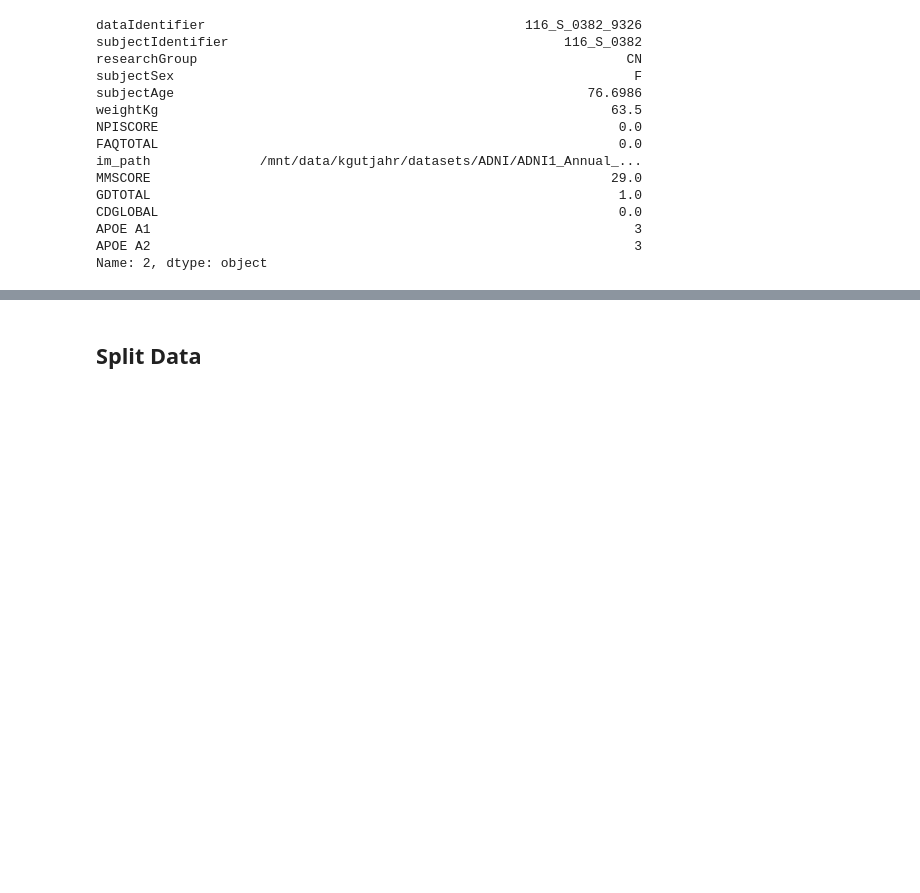
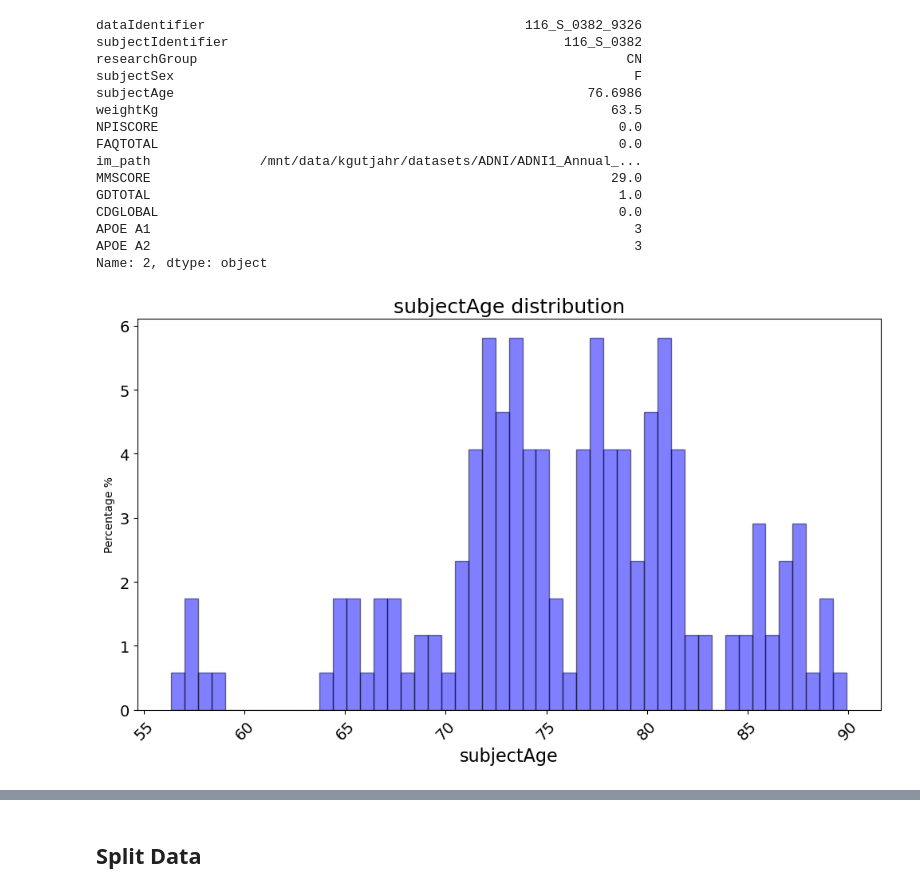
Before and after one commit to kgutjahr/STiL-TTA, a Jupyter notebook: data/ADNI.ipynb, the cells around one changed output, grey strips where cells are left out. Drawn from its saved outputs; the diff is of its cells as text; code cells hidden in the pictures; blank space fills up the shorter version.

```diff
--- a/data/ADNI.ipynb
+++ b/data/ADNI.ipynb
@@ -28,3 +29,24 @@ plt.axis("off")
 plt.show()
 # %% [output]
 [figure]
+# %%
+def get_counts(df: pd.DataFrame, feature: str, split_value: float = -1.0) -> pd.DataFrame:
+
+    if split_value != -1:
+        below_or_equal = df[df[feature] <= split_value].shape[0]
+        above = df[df[feature] > split_value].shape[0]
+        total = below_or_equal + above
+        summary = pd.DataFrame({
+            'Count': [below_or_equal, above],
+            'Percentage': [round(below_or_equal / total * 100, 3), round(above / total * 100, 3)]
+        }, index=[f'≤ {split_value}', f'> {split_value}'])
+        return summary
+
+    counts = df[feature].value_counts()
+    percentages = df[feature].value_counts(normalize=True) * 100
+
+    summary = pd.DataFrame({
+        'Count': counts,
+        'Percentage': percentages.round(3)
+    })
+    return summary
@@ -341,3 +498,7 @@ def save_image(series: pd.Series, dir: str):
 
 processed_path = os.path.join(BASE_PATH, "processed_data")
 save_image(series=relevant_df["im_path"], dir=processed_path)
+# %%
+plot_distributions(df=relevant_df, feature="subjectAge")
+# %% [output]
+[figure, added]
```
Also changed, not shown: parts of 29 cells of this notebook, 9 other files.
